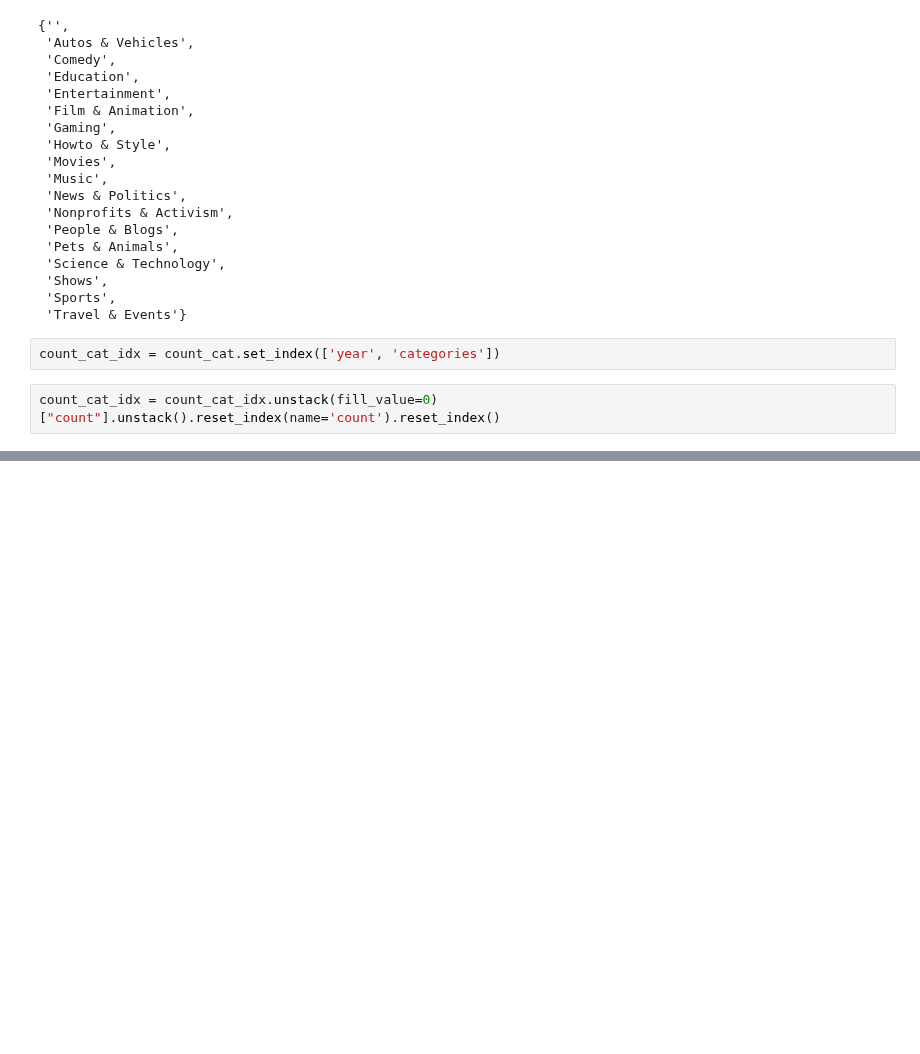
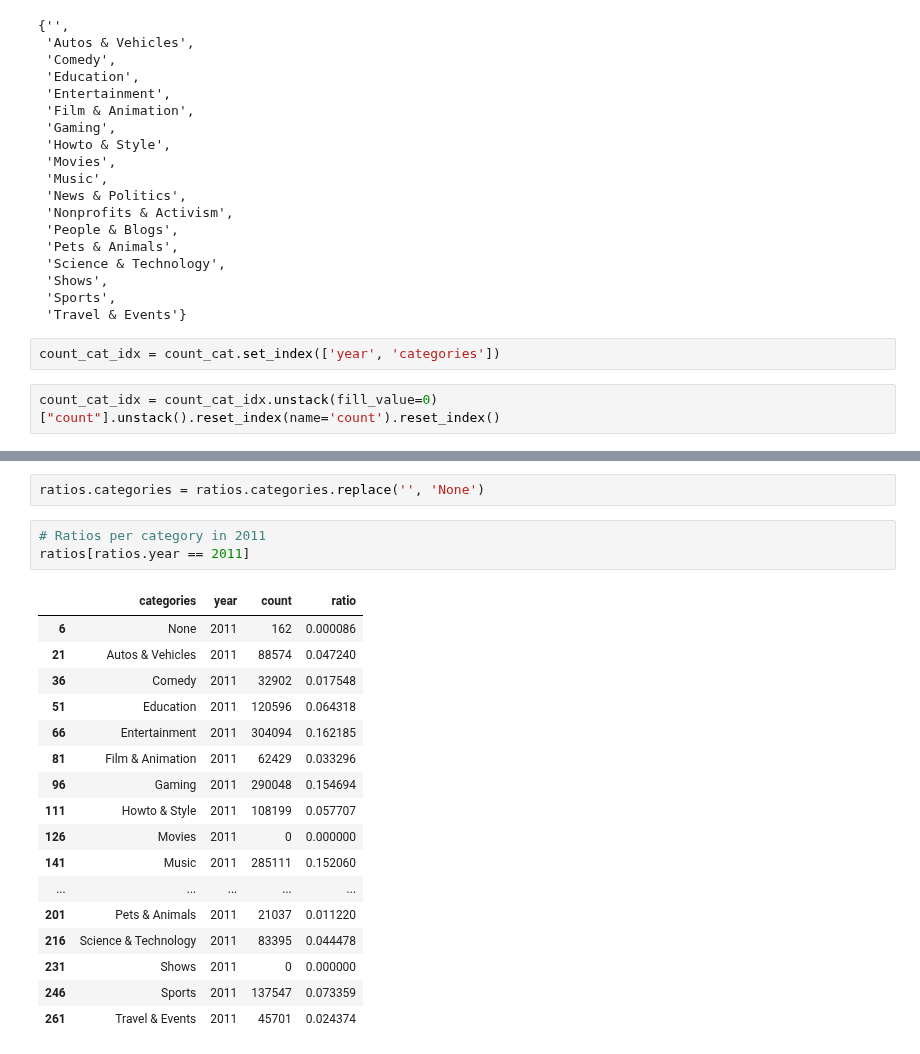
Before and after one commit to epfl-ada/ada-2022-project-fraisetagada, a Jupyter notebook: extract_videos.ipynb, the cells around one changed output, grey strips where cells are left out. Cells and saved outputs as stored; diff of their text form; blank space fills up the shorter version.

```diff
--- a/extract_videos.ipynb
+++ b/extract_videos.ipynb
@@ -257,0 +268,23 @@ plt.show()
+# %%
+ratios.categories = ratios.categories.replace('', 'None')
+# %%
+# Ratios per category in 2011
+ratios[ratios.year == 2011]
+# %% [output]
+|  | categories | year | count | ratio |
+| 6 | None | 2011 | 162 | 0.000086 |
+| 21 | Autos & Vehicles | 2011 | 88574 | 0.047240 |
+| 36 | Comedy | 2011 | 32902 | 0.017548 |
+| 51 | Education | 2011 | 120596 | 0.064318 |
+| 66 | Entertainment | 2011 | 304094 | 0.162185 |
+| 81 | Film & Animation | 2011 | 62429 | 0.033296 |
+| 96 | Gaming | 2011 | 290048 | 0.154694 |
+| 111 | Howto & Style | 2011 | 108199 | 0.057707 |
+| 126 | Movies | 2011 | 0 | 0.000000 |
+| 141 | Music | 2011 | 285111 | 0.152060 |
+| ... | ... | ... | ... | ... |
+| 201 | Pets & Animals | 2011 | 21037 | 0.011220 |
+| 216 | Science & Technology | 2011 | 83395 | 0.044478 |
+| 231 | Shows | 2011 | 0 | 0.000000 |
+| 246 | Sports | 2011 | 137547 | 0.073359 |
+| 261 | Travel & Events | 2011 | 45701 | 0.024374 |
```
Also changed, not shown: parts of 11 cells of this notebook, 2 other files.
